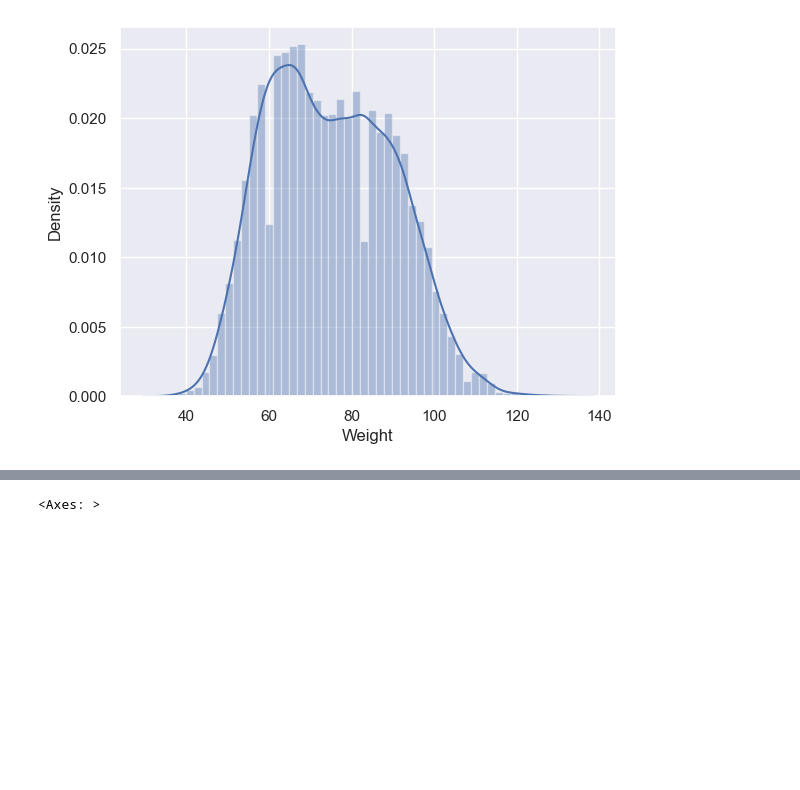
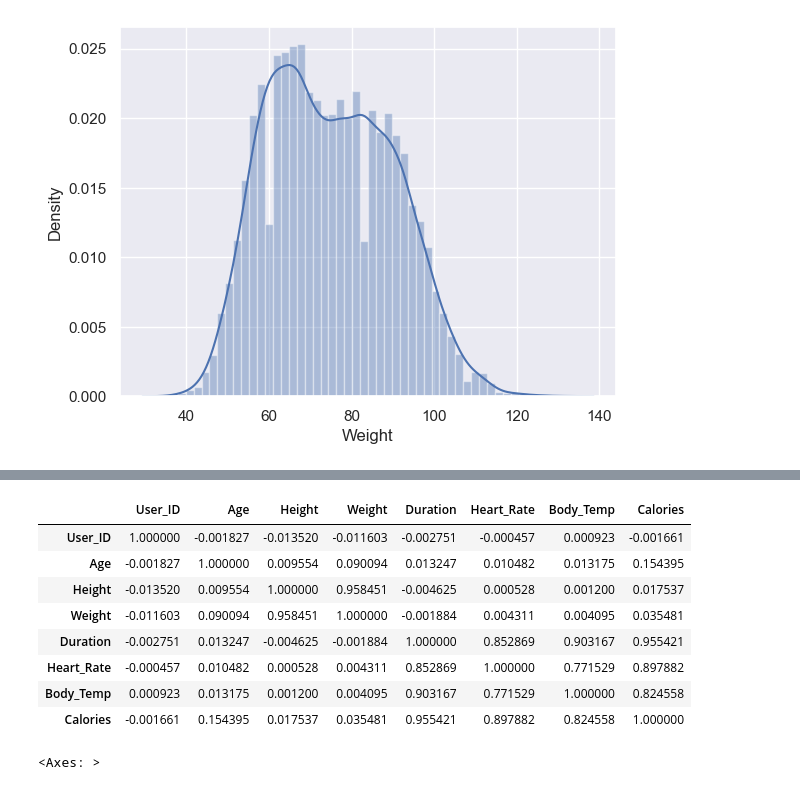
Before and after one commit to RandomRohit-hub/Calories-Burnt-Prediction, a Jupyter notebook: Untitled.ipynb, the cells around one changed output, grey strips where cells are left out. Drawn from its saved outputs; the diff is of its cells as text; code cells hidden in the pictures; blank space fills up the shorter version.

```diff
--- a/Untitled.ipynb
+++ b/Untitled.ipynb
@@ -161,3 +159,15 @@ correlation = numeric_data.corr()
+# %%
+correlation
+# %% [output]
+|  | User_ID | Age | Height | Weight | Duration | Heart_Rate | Body_Temp | Calories |
+| User_ID | 1.000000 | -0.001827 | -0.013520 | -0.011603 | -0.002751 | -0.000457 | 0.000923 | -0.001661 |
+| Age | -0.001827 | 1.000000 | 0.009554 | 0.090094 | 0.013247 | 0.010482 | 0.013175 | 0.154395 |
+| Height | -0.013520 | 0.009554 | 1.000000 | 0.958451 | -0.004625 | 0.000528 | 0.001200 | 0.017537 |
+| Weight | -0.011603 | 0.090094 | 0.958451 | 1.000000 | -0.001884 | 0.004311 | 0.004095 | 0.035481 |
+| Duration | -0.002751 | 0.013247 | -0.004625 | -0.001884 | 1.000000 | 0.852869 | 0.903167 | 0.955421 |
+| Heart_Rate | -0.000457 | 0.010482 | 0.000528 | 0.004311 | 0.852869 | 1.000000 | 0.771529 | 0.897882 |
+| Body_Temp | 0.000923 | 0.013175 | 0.001200 | 0.004095 | 0.903167 | 0.771529 | 1.000000 | 0.824558 |
+| Calories | -0.001661 | 0.154395 | 0.017537 | 0.035481 | 0.955421 | 0.897882 | 0.824558 | 1.000000 |
 # %%
 # constructing a heatmap to understand the correlation
 
```
Also changed, not shown: parts of 3 cells of this notebook.
